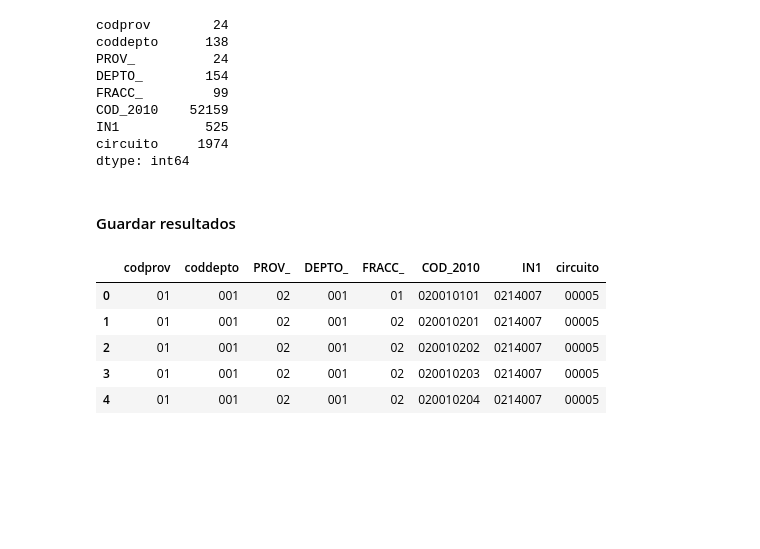
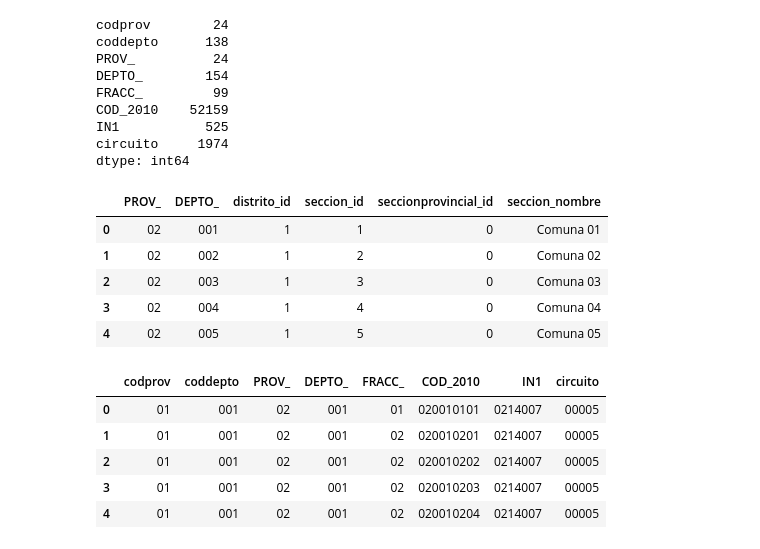
Before and after one commit to matuteiglesias/CNE-INDEC-georef, a Jupyter notebook: 02b - Interseccion espacial de Radios Censales a Circuitos CNE.ipynb, the cells around one changed output. Cells and saved outputs as stored; diff of their text form; code cells hidden in the pictures; blank space fills up the shorter version.

```diff
--- a/02b - Interseccion espacial de Radios Censales a Circuitos CNE.ipynb
+++ b/02b - Interseccion espacial de Radios Censales a Circuitos CNE.ipynb
@@ -214,5 +208,3 @@ COD_2010    52159
 IN1           525
 circuito     1974
 dtype: int64
-# %% [markdown]
-#### Guardar resultados
@@ -221,3 +225,13 @@ result.to_csv('./info/radios_circuitos-TTGL.csv', index = False)
+# %%
+claves = secciones_dptos_ref[['PROV_', 'DEPTO_', 'distrito_id', 'seccion_id', 'seccionprovincial_id', 'seccion_nombre']]
+claves.head()
+# %% [output]
+|  | PROV_ | DEPTO_ | distrito_id | seccion_id | seccionprovincial_id | seccion_nombre |
+| 0 | 02 | 001 | 1 | 1 | 0 | Comuna 01 |
+| 1 | 02 | 002 | 1 | 2 | 0 | Comuna 02 |
+| 2 | 02 | 003 | 1 | 3 | 0 | Comuna 03 |
+| 3 | 02 | 004 | 1 | 4 | 0 | Comuna 04 |
+| 4 | 02 | 005 | 1 | 5 | 0 | Comuna 05 |
 # %%
 result.head()
 # %% [output]
```
Also changed, not shown: parts of 18 cells of this notebook, 4 other files.
